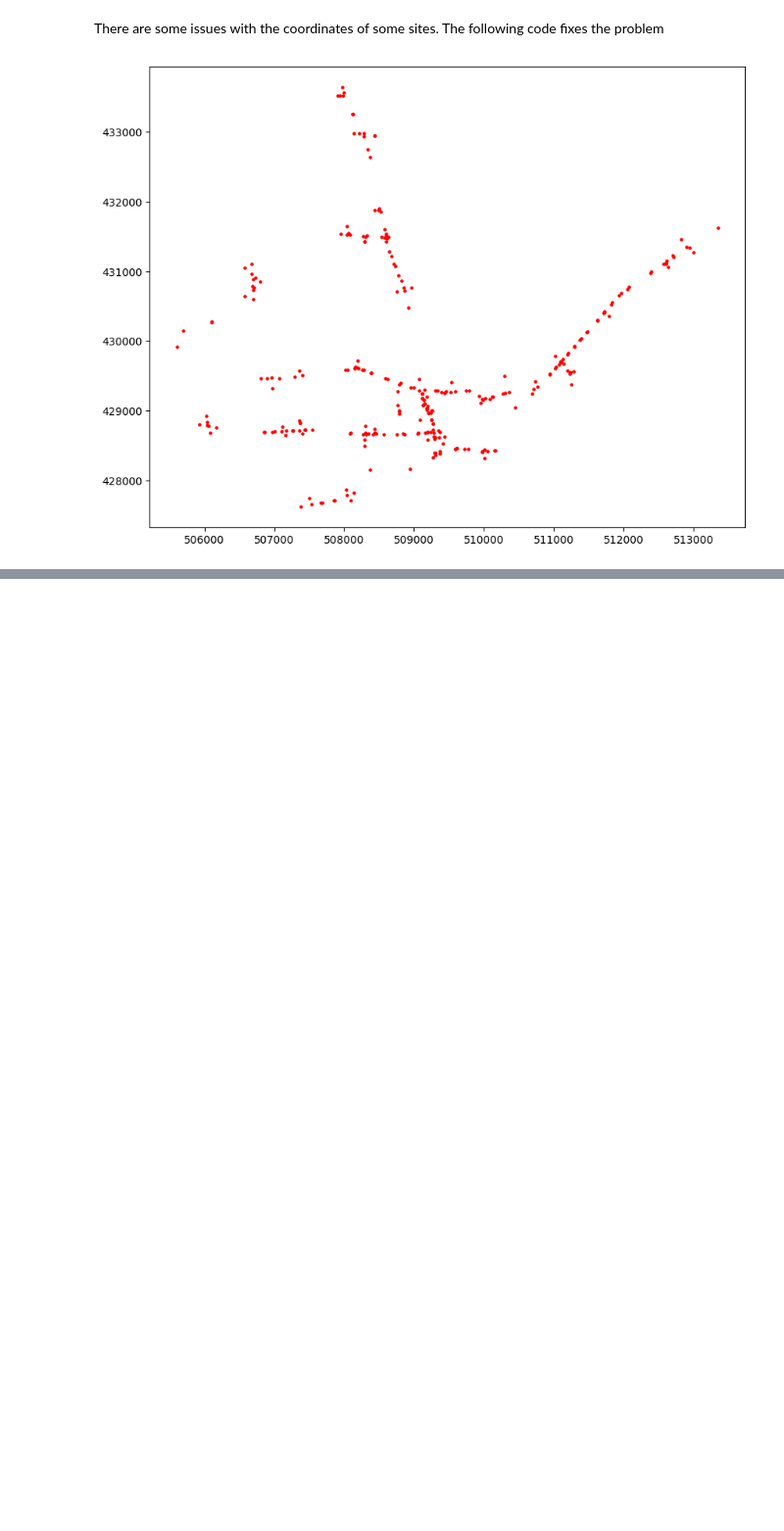
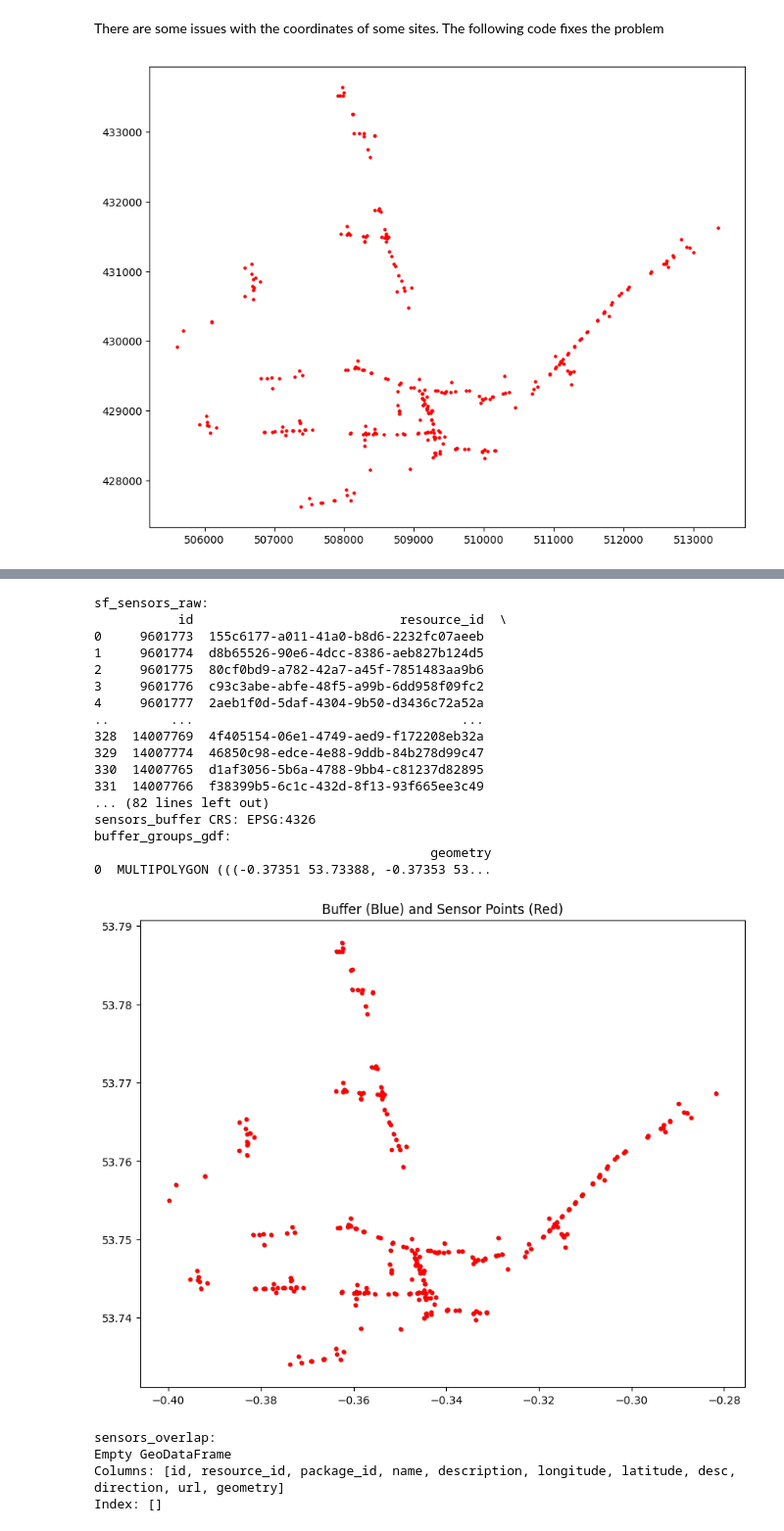
Before and after one commit to Samuel-Ovuehor/Python-Code, a Jupyter notebook: TrafficEstimation.ipynb, the cells around one changed output, grey strips where cells are left out. Shown at 98% size. Cells and saved outputs as stored; diff of their text form; code cells hidden in the pictures; blank space fills up the shorter version.

```diff
--- a/TrafficEstimation.ipynb
+++ b/TrafficEstimation.ipynb
@@ -178,0 +160,6 @@ plt.show()
+# %%
+sf_sensors_raw = gpd.GeoDataFrame(
+    my_data_expanded,  # Your DataFrame
+    geometry=gpd.points_from_xy(my_data_expanded.longitude, my_data_expanded.latitude),
+    crs="EPSG:4326"  # Set the initial CRS
+)
@@ -178,0 +187,2 @@ plt.show()
+# %%
+sf_sensors_raw = sf_sensors_raw.to_crs("EPSG:27700")
@@ -178,0 +249,65 @@ plt.show()
+# %%
+# Check sf_sensors_raw
+print("sf_sensors_raw:")
+print(sf_sensors_raw)
+
+# Check sensors_buffer
+print("sensors_buffer:")
+print(sensors_buffer)
+
+# Check CRS
+print("sf_sensors_raw CRS:", sf_sensors_raw.crs)
+print("sensors_buffer CRS:", sensors_buffer.crs)
+
+# Ensure both GeoDataFrames are in the same CRS
+if sf_sensors_raw.crs != sensors_buffer.crs:
+    sf_sensors_raw = sf_sensors_raw.to_crs(sensors_buffer.crs)
+
+# Combine all geometries in sensors_buffer into a single polygon
+buffer_groups = sensors_buffer.unary_union
+
+# Create GeoDataFrame from buffer_groups
+buffer_groups_gdf = gpd.GeoDataFrame(geometry=[buffer_groups], crs=sensors_buffer.crs)
+
+# Check buffer_groups_gdf
+print("buffer_groups_gdf:")
+print(buffer_groups_gdf)
+
+# Perform intersection
+sensors_overlap = gpd.overlay(buffer_groups_gdf, sf_sensors_raw, how='intersection')
+
+# Visualize both geometries
+import matplotlib.pyplot as plt
+
+fig, ax = plt.subplots(figsize=(10, 10))
+buffer_groups_gdf.plot(ax=ax, color='blue', alpha=0.5, edgecolor='black')
+sf_sensors_raw.plot(ax=ax, color='red', markersize=10)
+plt.title('Buffer (Blue) and Sensor Points (Red)')
+plt.show()
+
+# Display the result
+print("sensors_overlap:")
+print(sensors_overlap)
+# %% [output]
+sf_sensors_raw:
+           id                           resource_id  \
+0     9601773  155c6177-a011-41a0-b8d6-2232fc07aeeb
+1     9601774  d8b65526-90e6-4dcc-8386-aeb827b124d5
+2     9601775  80cf0bd9-a782-42a7-a45f-7851483aa9b6
+3     9601776  c93c3abe-abfe-48f5-a99b-6dd958f09fc2
+4     9601777  2aeb1f0d-5daf-4304-9b50-d3436c72a52a
+..        ...                                   ...
+328  14007769  4f405154-06e1-4749-aed9-f172208eb32a
+329  14007774  46850c98-edce-4e88-9ddb-84b278d99c47
+330  14007765  d1af3056-5b6a-4788-9bb4-c81237d82895
+331  14007766  f38399b5-6c1c-432d-8f13-93f665ee3c49
+... (82 lines left out)
+sensors_buffer CRS: EPSG:4326
+buffer_groups_gdf:
+                                            geometry
+0  MULTIPOLYGON (((-0.37351 53.73388, -0.37353 53...
+[figure, added]
+sensors_overlap:
+Empty GeoDataFrame
+Columns: [id, resource_id, package_id, name, description, longitude, latitude, desc, direction, url, geometry]
+Index: []
```
Also changed, not shown: parts of 23 cells of this notebook.
